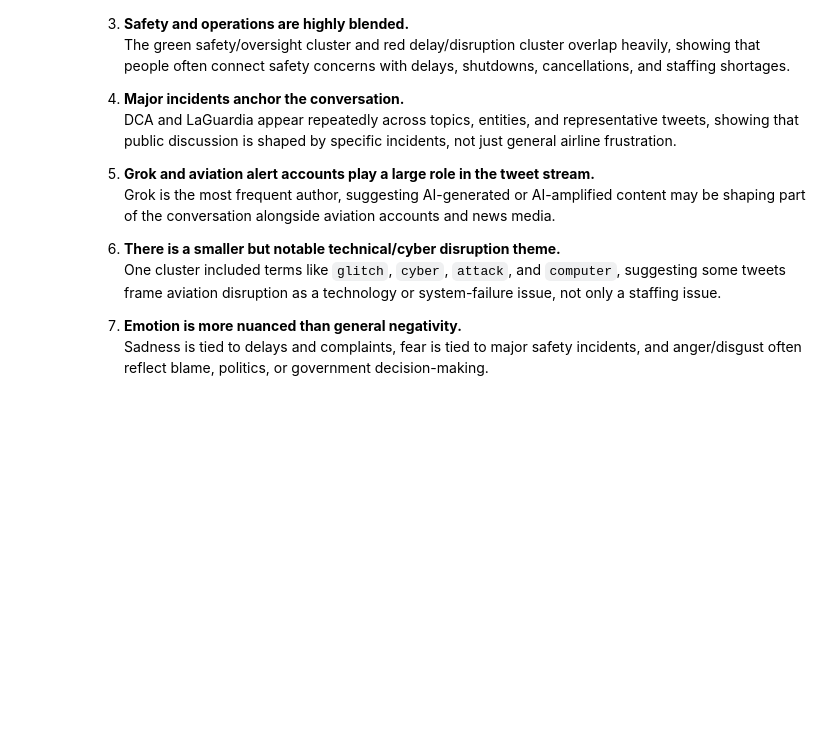
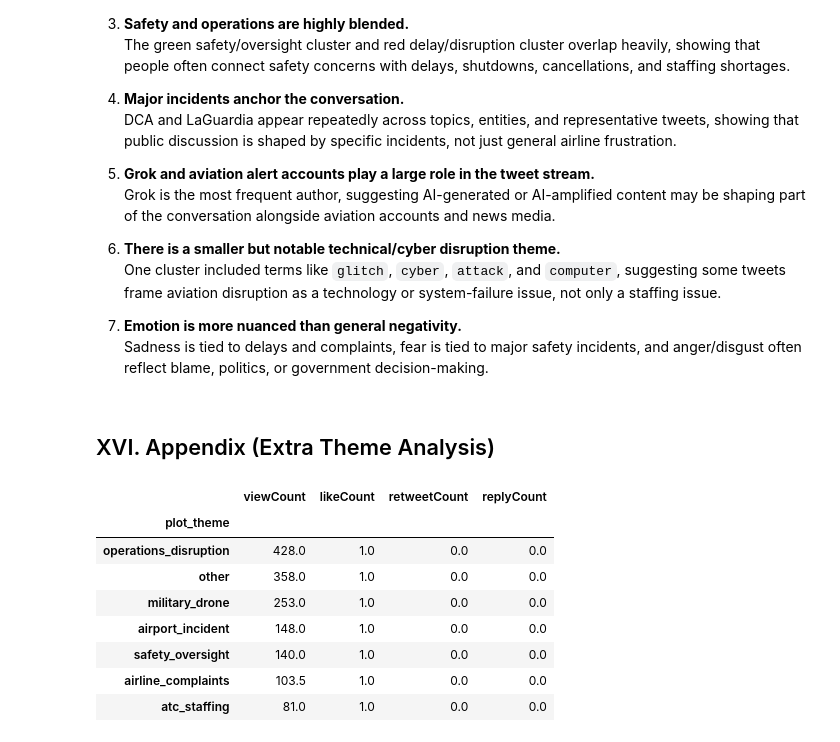
Before and after one commit to lucas-huynh/uda_airline_final_project, a Jupyter notebook: UPDATED_FAA_Twitter_Analysis_Safety_Complaints.ipynb, the cells around one changed output. Drawn from its saved outputs; the diff is of its cells as text; code cells hidden in the pictures; blank space fills up the shorter version.

```diff
--- a/UPDATED_FAA_Twitter_Analysis_Safety_Complaints.ipynb
+++ b/UPDATED_FAA_Twitter_Analysis_Safety_Complaints.ipynb
@@ -2033,3 +2036,23 @@ Overall, the emotion model shows that the corpus is not simply “negative.” T
 
 7. **Emotion is more nuanced than general negativity.**
    Sadness is tied to delays and complaints, fear is tied to major safety incidents, and anger/disgust often reflect blame, politics, or government decision-making.
+# %% [markdown]
+## XVI. Appendix (Extra Theme Analysis)
+# %%
+engagement_by_theme = (
+    df.groupby("plot_theme")[["viewCount", "likeCount", "retweetCount", "replyCount"]]
+    .median()
+    .sort_values("viewCount", ascending=False)
+)
+
+engagement_by_theme
+# %% [output]
+|  | viewCount | likeCount | retweetCount | replyCount |
+| plot_theme |  |  |  |  |
+| operations_disruption | 428.0 | 1.0 | 0.0 | 0.0 |
+| other | 358.0 | 1.0 | 0.0 | 0.0 |
+| military_drone | 253.0 | 1.0 | 0.0 | 0.0 |
+| airport_incident | 148.0 | 1.0 | 0.0 | 0.0 |
+| safety_oversight | 140.0 | 1.0 | 0.0 | 0.0 |
+| airline_complaints | 103.5 | 1.0 | 0.0 | 0.0 |
+| atc_staffing | 81.0 | 1.0 | 0.0 | 0.0 |
```
Also changed, not shown: parts of 9 cells of this notebook.
